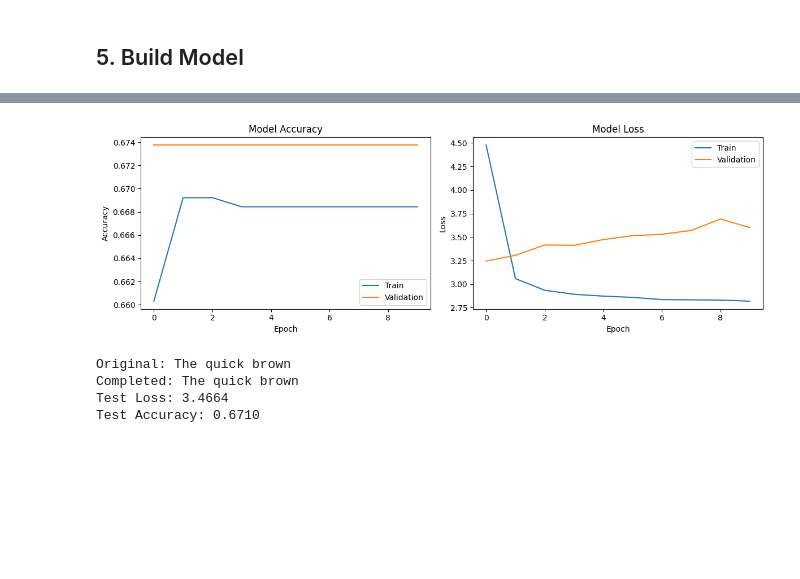
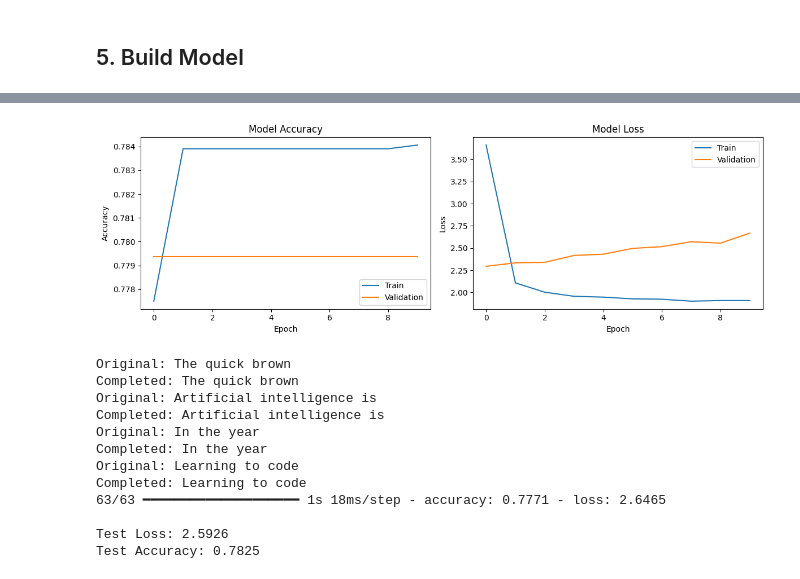
Before and after one commit to gabrielrosendo/Next_Word_Prediction_RNN, a Jupyter notebook: rnn.ipynb, the cells around one changed output, grey strips where cells are left out. Saved outputs shown, nothing was run; the diff lists cells and outputs as text; code cells hidden in the pictures; blank space fills up the shorter version.

Commit message:
Accuracy better but still not predicting words for some reason

```diff
--- a/rnn.ipynb
+++ b/rnn.ipynb
@@ -116,7 +116,7 @@ plt.title('Distribution of Sequence Lengths')
 plt.show()
 
 # Set a reasonable max sequence length based on the distribution
-max_sequence_len = min(max(sequence_lengths), 50)  # Use 50 as a reasonable length
+max_sequence_len = min(max(sequence_lengths), 75)  # Use 50 as a reasonable length
 padded_sequences = pad_sequences(sequences, maxlen=max_sequence_len, padding='post')
 print(f"Adjusted max sequence length: {max_sequence_len}")
 
@@ -276,19 +276,20 @@ plt.legend(['Train', 'Validation'])
 plt.tight_layout()
 plt.show()
 
-# Example usage
-test_sentence = "The quick brown"
-completed = predict_next_word(test_sentence, num_words=2)
-print(f"Original: {test_sentence}")
-print(f"Completed: {test_sentence} {completed}")
+# Example Usage
+test_sentences = ["The quick brown", "Artificial intelligence is", "In the year", "Learning to code"]
+for test_sentence in test_sentences:
+    completed_text = predict_next_word(test_sentence, num_words=5)
+    print(f"Original: {test_sentence}")
+    print(f"Completed: {test_sentence} {completed_text}")
 
-# Function to evaluate model on test set
+# Enhanced Evaluation Function
 def evaluate_model():
-    loss, accuracy = model.evaluate(X_test, y_test, verbose=0)
-    print(f"Test Loss: {loss:.4f}")
+    loss, accuracy = model.evaluate(X_test, y_test, verbose=1)  # Set verbose=1 for detailed output
+    print(f"\nTest Loss: {loss:.4f}")
     print(f"Test Accuracy: {accuracy:.4f}")
 
-# Run evaluation
+# Run enhanced evaluation
 evaluate_model()
 # %% [output]
 Loaded 400000 word vectors.
@@ -311,5 +312,13 @@ Epoch 10/10
-[figure, old version]
+[figure, new version]
 Original: The quick brown
 Completed: The quick brown
-Test Loss: 3.4664
-Test Accuracy: 0.6710
+Original: Artificial intelligence is
+Completed: Artificial intelligence is
+Original: In the year
+Completed: In the year
+Original: Learning to code
+Completed: Learning to code
+63/63 ━━━━━━━━━━━━━━━━━━━━ 1s 18ms/step - accuracy: 0.7771 - loss: 2.6465
+
+Test Loss: 2.5926
+Test Accuracy: 0.7825
```
Also changed, not shown: parts of 3 cells of this notebook.
